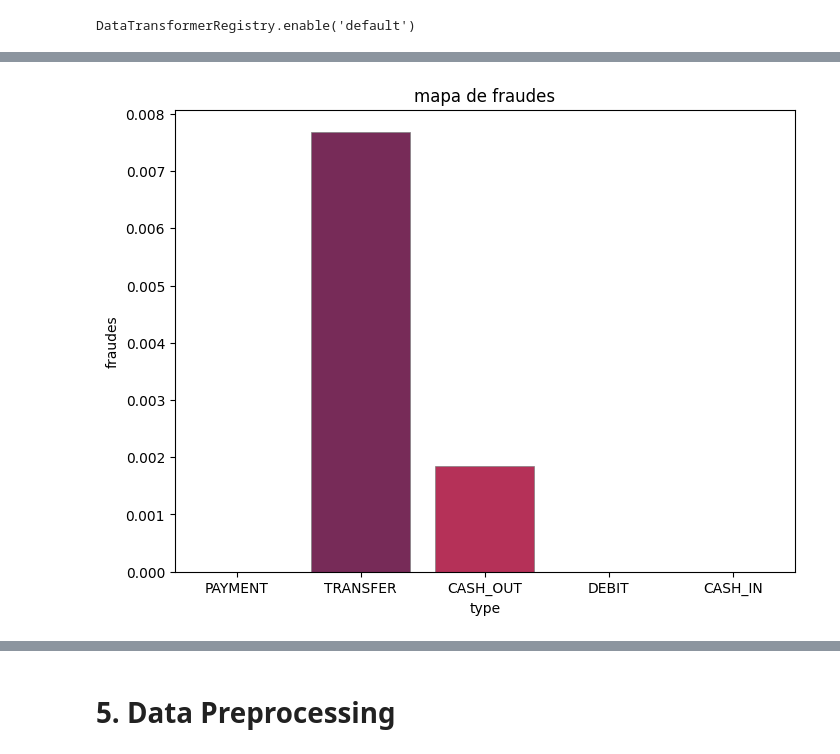
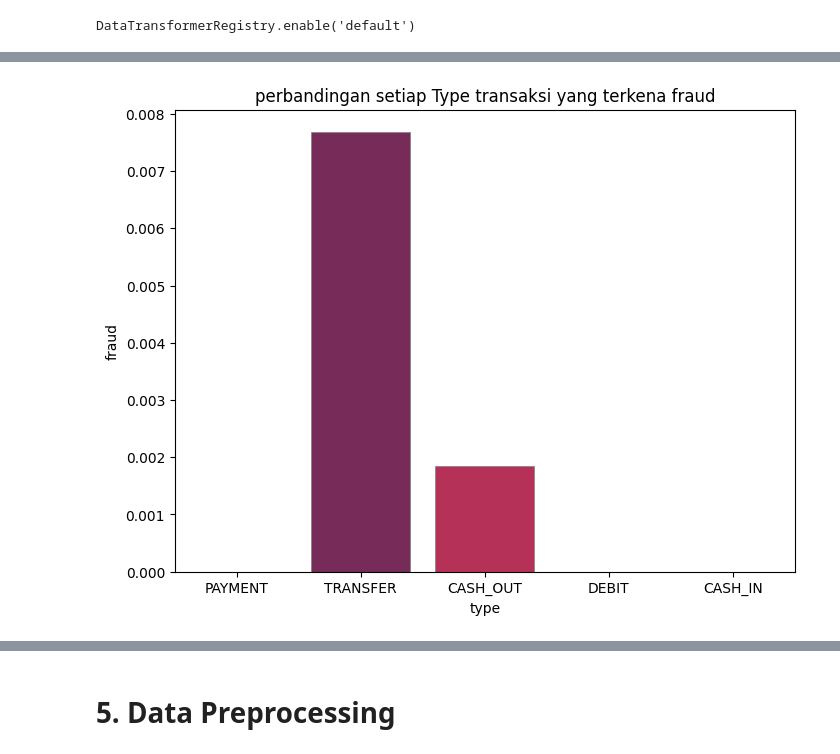
Before and after one commit to axzolotle/mlops-eksperimen-ml, a Jupyter notebook: preprocessing/Template_Eksperimen_MSML.ipynb, the cells around one changed output, grey strips where cells are left out. Cells and saved outputs as stored; diff of their text form; code cells hidden in the pictures.

```diff
--- a/preprocessing/Template_Eksperimen_MSML.ipynb
+++ b/preprocessing/Template_Eksperimen_MSML.ipynb
@@ -128,22 +105,22 @@ alt.Chart(source).mark_bar().encode(
 # %%
 plt.figure(figsize=(8,6))
 sns.barplot(
     data=df,
     x='type',
     y='isFraud',
     hue='type',
     errorbar=None,
     palette="rocket",
     linewidth=.5,
     edgecolor=".5"
 )
 plt.xlabel("type")
-plt.ylabel("fraudes")
-plt.title("mapa de fraudes")
-plt.legend().remove()  # Aquí se elimina la leyenda
+plt.ylabel("fraud")
+plt.title("perbandingan setiap Type transaksi yang terkena fraud")
+plt.legend().remove()
 plt.show()
 # %% [output]
-[figure, old version]
+[figure, new version]
 # %%
 transfer_fraud = df_fraud[df_fraud["type"]== "TRANSFER"]
 
```
Also changed, not shown: parts of 16 cells of this notebook, 1 other file.
